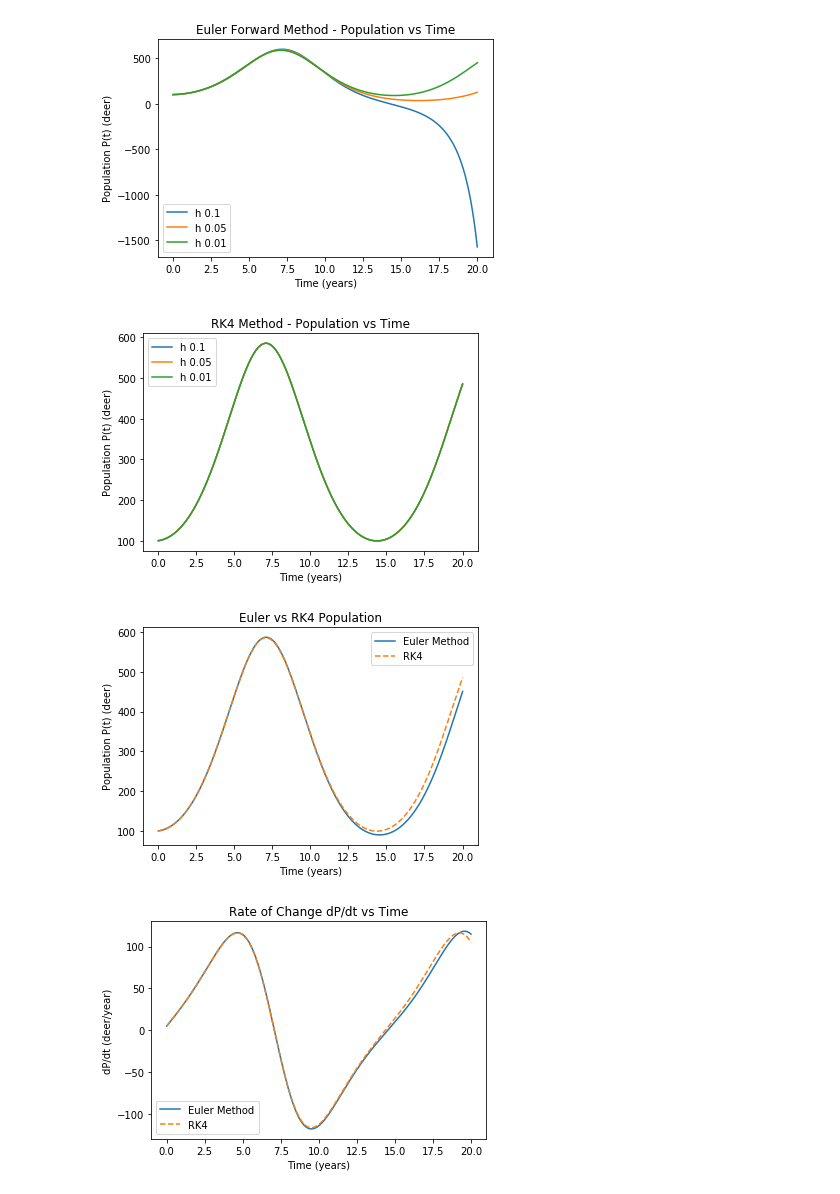
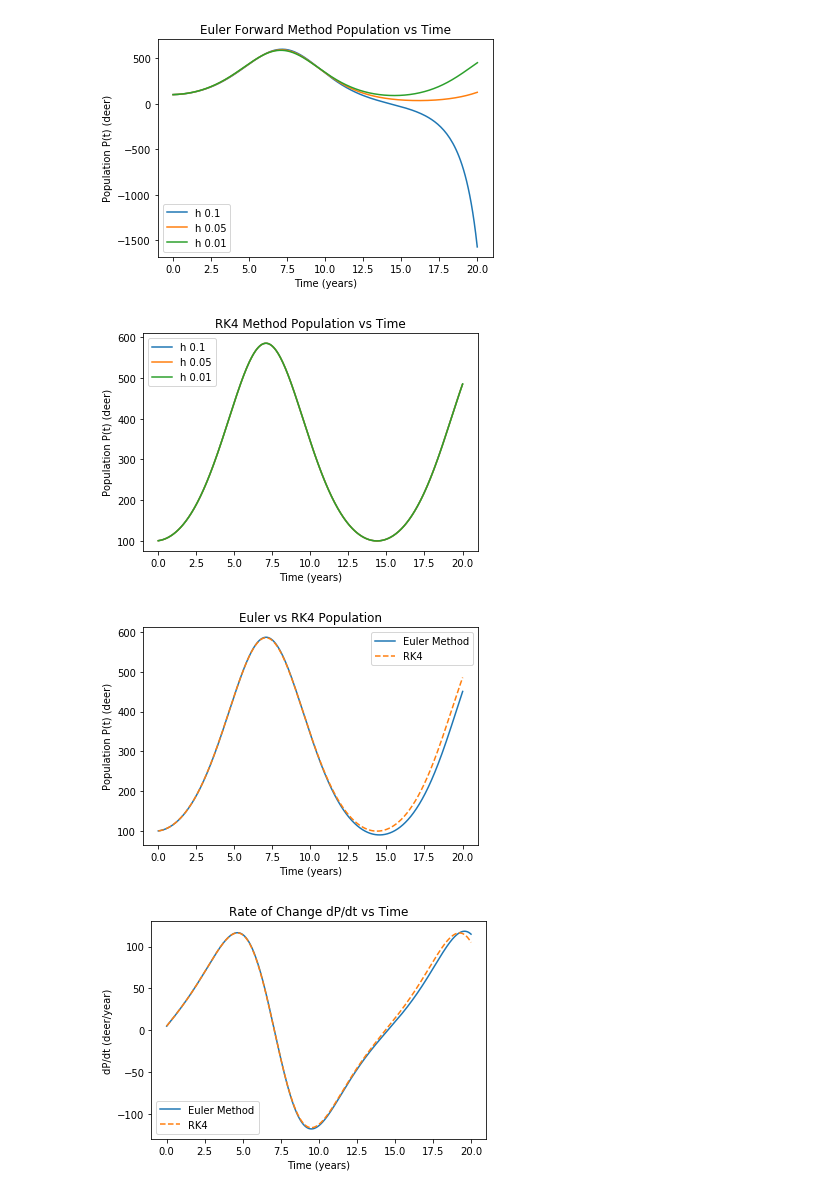
Before and after one commit to sohamkinkhabwala/coe311k, a Jupyter notebook: Projects/Kinkhabwala_Soham_COE311K_Part1.ipynb, the cells around one changed output. Cells and saved outputs as stored; diff of their text form; code cells hidden in the pictures.

```diff
--- a/Projects/Kinkhabwala_Soham_COE311K_Part1.ipynb
+++ b/Projects/Kinkhabwala_Soham_COE311K_Part1.ipynb
@@ -52,7 +36,7 @@ sources listed above.
 
 [3] Anthropic, "Claude (claude-sonnet-4-6)," Large language model, 2025. [Online]. Available: https://www.anthropic.com
 # %%
-# COE 311K Final Project - Part 1 of 3
+# COE 311K Final Project Part 1
 # Option D: Population Dynamics
 # System: White-Tailed Deer Population in Texas Hill Country
 # Name: Soham Kinkhabwala
@@ -61,7 +45,7 @@ sources listed above.
 import numpy as np
 import matplotlib.pyplot as plt
 
-# Parameters (see Section 2 for justification and sources)
+# Parameters
 r = 0.3
 k = 0.00075
 
@@ -111,37 +95,20 @@ def rk4(t0, tf, h, y1_0, y2_0):
         k1_2 = ode_rhs(t[i], y1[i], y2[i])
 
         k2_1 = y2[i] + (h / 2) * k1_2
-        k2_2 = ode_rhs(
-            t[i] + h / 2,
-            y1[i] + (h / 2) * k1_1,
-            y2[i] + (h / 2) * k1_2
-        )
+        k2_2 = ode_rhs(t[i] + h / 2, y1[i] + (h / 2) * k1_1, y2[i] + (h / 2) * k1_2)
 
         k3_1 = y2[i] + (h / 2) * k2_2
-        k3_2 = ode_rhs(
-            t[i] + h / 2,
-            y1[i] + (h / 2) * k2_1,
-            y2[i] + (h / 2) * k2_2
-        )
+        k3_2 = ode_rhs(t[i] + h / 2, y1[i] + (h / 2) * k2_1, y2[i] + (h / 2) * k2_2)
 
         k4_1 = y2[i] + h * k3_2
-        k4_2 = ode_rhs(
-            t[i] + h,
-            y1[i] + h * k3_1,
-            y2[i] + h * k3_2
-        )
+        k4_2 = ode_rhs(t[i] + h, y1[i] + h * k3_1, y2[i] + h * k3_2)
 
-        y1[i + 1] = y1[i] + (h / 6) * (
-            k1_1 + 2 * k2_1 + 2 * k3_1 + k4_1
-        )
+        y1[i + 1] = y1[i] + (h / 6) * (k1_1 + 2 * k2_1 + 2 * k3_1 + k4_1)
 
-        y2[i + 1] = y2[i] + (h / 6) * (
-            k1_2 + 2 * k2_2 + 2 * k3_2 + k4_2
-        )
+        y2[i + 1] = y2[i] + (h / 6) * (k1_2 + 2 * k2_2 + 2 * k3_2 + k4_2)
 
     return t, y1, y2
 
-# Section 4: Solutions and Comparison
 step_sizes = [0.1, 0.05, 0.01]
 
 # Euler population vs time
@@ -151,7 +118,7 @@ for h in step_sizes:
     t, y1, y2 = euler_forward(t0, tf, h, P0, dP0)
     plt.plot(t, y1, label=f'h {h}')
 
-plt.title("Euler Forward Method - Population vs Time")
+plt.title("Euler Forward Method Population vs Time")
 plt.xlabel("Time (years)")
 plt.ylabel("Population P(t) (deer)")
 plt.legend()
@@ -164,7 +131,7 @@ for h in step_sizes:
     t, y1, y2 = rk4(t0, tf, h, P0, dP0)
     plt.plot(t, y1, label=f'h {h}')
 
-plt.title("RK4 Method - Population vs Time")
+plt.title("RK4 Method Population vs Time")
 plt.xlabel("Time (years)")
 plt.ylabel("Population P(t) (deer)")
 plt.legend()
@@ -206,9 +173,6 @@ plt.xlabel("Population P(t) (deer)")
 plt.ylabel("dP/dt (deer/year)")
 plt.show()
 
-# Section 5: Stability Analysis
-print("Testing stability with large step sizes")
-
 large_steps = [0.5, 1.0, 2.0]
 
 plt.figure()
@@ -239,8 +203,6 @@ plt.legend()
 plt.show()
 
 # Error analysis
-print("Running error analysis")
-
 h_ref = 0.001
 t_ref, y1_ref, _ = rk4(t0, tf, h_ref, P0, dP0)
 
@@ -260,35 +222,35 @@ for h in test_steps:
     euler_errors.append(np.max(np.abs(y1_e - y1_ref_interp_e)))
     rk4_errors.append(np.max(np.abs(y1_r - y1_ref_interp_r)))
 
 h_arr = np.array(test_steps)
 
 plt.figure()
 
 plt.loglog(h_arr, euler_errors, 'o-', label="Euler Error")
 plt.loglog(h_arr, rk4_errors, 's-', label="RK4 Error")
 
 plt.loglog(
     h_arr,
     euler_errors[0] * (h_arr / h_arr[0]),
     '--',
     label="O(h) reference"
 )
 
 plt.loglog(
     h_arr,
     rk4_errors[0] * (h_arr / h_arr[0])**4,
     '--',
     label="O(h^4) reference"
 )
 
 plt.title("Error vs Step Size")
 plt.xlabel("Step Size h (years)")
 plt.ylabel("Max Absolute Error (deer)")
 plt.legend()
 plt.show()
 # %% [output]
-[figure, old version]
+[figure, new version]
-[figure, old version]
+[figure, new version]
 [figure]
 [figure]
 [figure]
```
Also changed, not shown: parts of 2 cells of this notebook.
